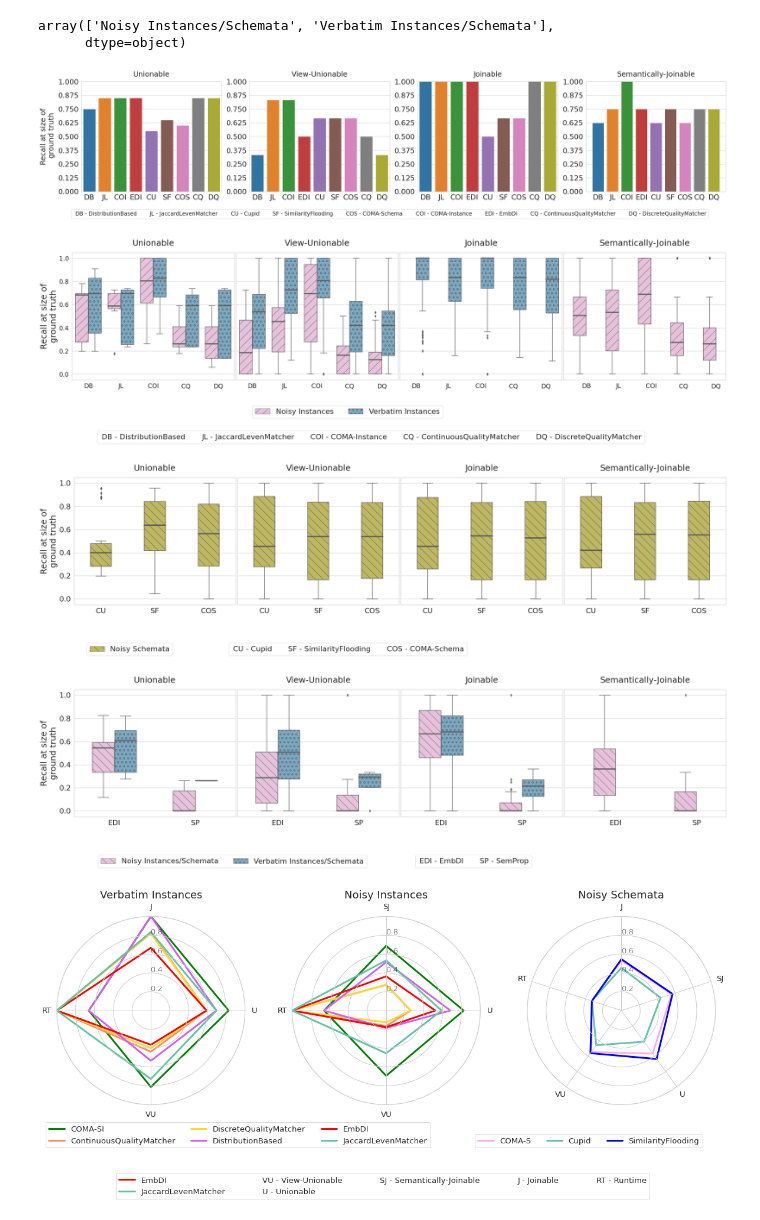
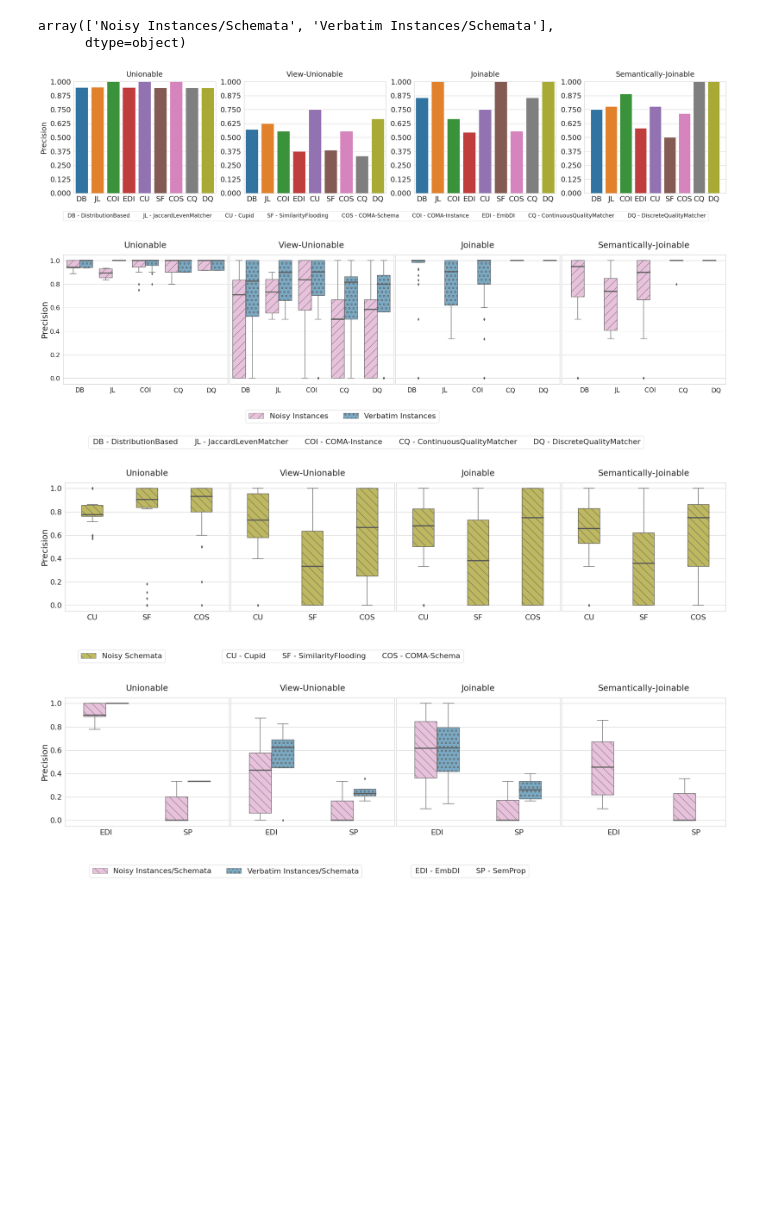
Before and after one commit to raquelpanapalen/valentine-paper-results, a Jupyter notebook: Visualizations-DataDiscovery.ipynb, the cells around one changed output. Drawn from its saved outputs; the diff is of its cells as text; code cells hidden in the pictures; blank space fills up the shorter version.

Commit message:
ADD: precisio and f1-score plots. FIX: binary cases

```diff
--- a/Visualizations-DataDiscovery.ipynb
+++ b/Visualizations-DataDiscovery.ipynb
@@ -573,13 +573,13 @@ medianprops=dict(linewidth=3.5)
 current_palette = sns.color_palette('colorblind')
 
 
-def plot_by_data_type(data_index, xlabel_order, colors, pattern, plot_name, hue_order, cpmap):
+def plot_by_data_type(data_index, xlabel_order, colors, pattern, plot_name, hue_order, cpmap, title):
     cols = 4
     fig, axe = plt.subplots(1, cols, figsize=(35, 7), sharey=True)
     plt.rcParams["legend.facecolor"] = 'white'
     sns.set(style="whitegrid", font_scale=2)
 
-    ylabel = 'Recall at size of\nground truth'
+    ylabel = title
 
 
     instance_handles = list()
@@ -588,7 +588,8 @@ def plot_by_data_type(data_index, xlabel_order, colors, pattern, plot_name, hue_
     # instance algorithms and plots
     for i, p in enumerate(big_df.keys()):
 
-        dd = big_df[p][data_index]
+        dd1 = big_df[p][data_index]
+        dd = dd1[(dd1['MotherTable'] != 'miller2') & (dd1['MotherTable'] != 'prospect')]
         if data_index == 1: # we don't display the verbatim schemata for schema based because all values eq 1
             dd = dd.drop(dd[dd['SplitType'] == 'Verbatim Schemata'].index) # No verbatim schemata
 
@@ -698,7 +699,7 @@ def plot_by_data_type(data_index, xlabel_order, colors, pattern, plot_name, hue_
 
     fig.subplots_adjust(wspace=0.01, hspace=0.25)
 
-    plt.savefig('plots/{}.pdf'.format(plot_name), dpi=300, bbox_inches = "tight")
+    plt.savefig('plots/{}.pdf'.format(plot_name+title), dpi=300, bbox_inches = "tight")
 # %%
 def make_spiders(df, fig, ax, title, colors, runtime, legend=True):
     cat_dict = {
@@ -915,15 +916,20 @@ title1 = "Recall at size of\n ground truth"
 title2 = "F1-Score"
 barplots_one_row(df, title1)
 
-plot_by_data_type(0, instance_order, instance_colors, hatches_inst, 'instance-based', hue_order_inst, map_instance)
-plot_by_data_type(1, schema_order, schema_colors, hatches_sch, 'schema-based', hue_order_sch, map_schema)
-plot_by_data_type(2, hybrid_order, hybrid_colors, hatches_hybrid, 'hybrid', hue_order_hybrid, map_hybrid)
+plot_by_data_type(0, instance_order, instance_colors, hatches_inst, 'instance-based', hue_order_inst, map_instance, title1)
+plot_by_data_type(1, schema_order, schema_colors, hatches_sch, 'schema-based', hue_order_sch, map_schema, title1)
+plot_by_data_type(2, hybrid_order, hybrid_colors, hatches_hybrid, 'hybrid', hue_order_hybrid, map_hybrid, title1)
 
 sns.set(style="whitegrid", font_scale=1.6)
 print_spider_plot(best_rec_gnd_pd)
-# %% [output]
-[figure, removed]
-[figure, removed]
-[figure, removed]
-[figure, removed]
-[figure, removed]
+# %%
+df2 = None
+title2 = "Precision"
+for c in config:
+    data2 = split_data_by_type(best_prec_pd, c)
+    data2['Problem'] = c['problem']
+
+    if df2 is None:
+        df2 = data2
+    else:
+        df2 = pd.concat([df2, data2])
@@ -929,0 +942,13 @@ print_spider_plot(best_rec_gnd_pd)
+# %%
+df = df2
+title1 = "Precision"
+barplots_one_row(df, title1)
+
+plot_by_data_type(0, instance_order, instance_colors, hatches_inst, 'instance-based', hue_order_inst, map_instance, title1)
+plot_by_data_type(1, schema_order, schema_colors, hatches_sch, 'schema-based', hue_order_sch, map_schema, title1)
+plot_by_data_type(2, hybrid_order, hybrid_colors, hatches_hybrid, 'hybrid', hue_order_hybrid, map_hybrid, title1)
+# %% [output]
+[figure, added]
+[figure, added]
+[figure, added]
+[figure, added]
```
Also changed, not shown: parts of 5 cells of this notebook, 17 other files.
